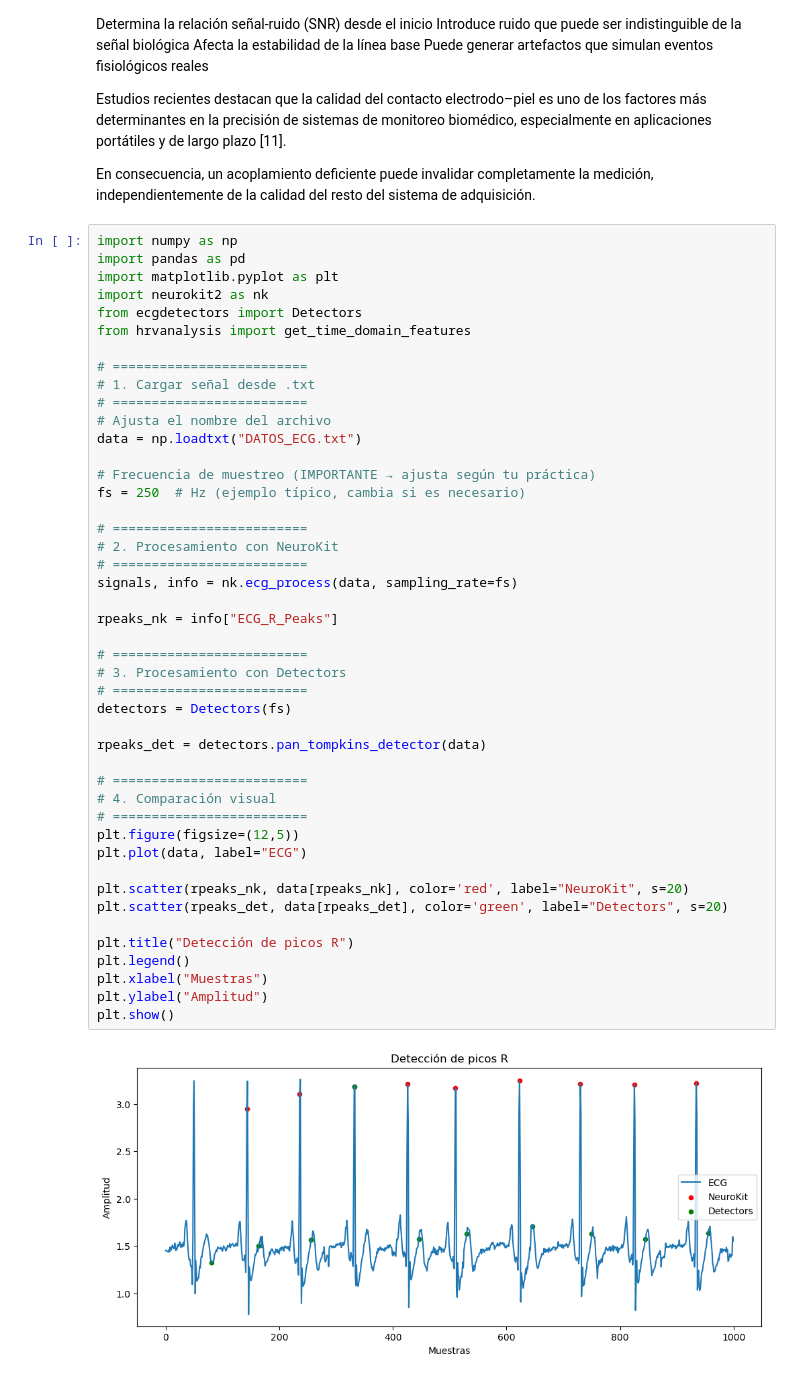
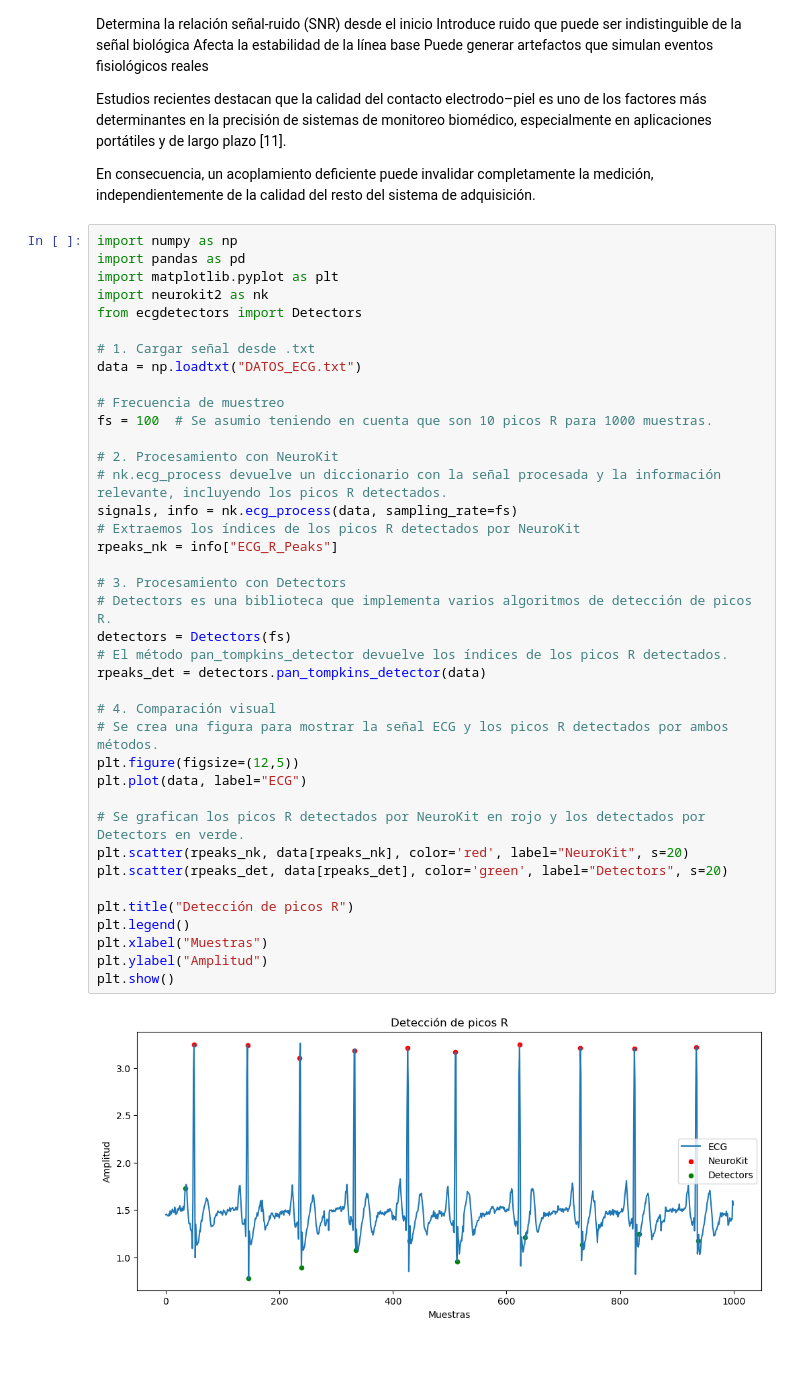
Before and after one commit to marianavasquezr/LAB_BIOSENALES, a Jupyter notebook: Practica 4/Practica4_MarianaVasquez.ipynb, the cells around one changed output. Saved outputs shown, nothing was run; the diff lists cells and outputs as text.

```diff
--- a/Practica 4/Practica4_MarianaVasquez.ipynb
+++ b/Practica 4/Practica4_MarianaVasquez.ipynb
@@ -176,45 +176,39 @@ import numpy as np
 import pandas as pd
 import matplotlib.pyplot as plt
 import neurokit2 as nk
 from ecgdetectors import Detectors
-from hrvanalysis import get_time_domain_features
 
-# =========================
 # 1. Cargar señal desde .txt
-# =========================
-# Ajusta el nombre del archivo
 data = np.loadtxt("DATOS_ECG.txt")
 
-# Frecuencia de muestreo (IMPORTANTE → ajusta según tu práctica)
-fs = 250  # Hz (ejemplo típico, cambia si es necesario)
+# Frecuencia de muestreo
+fs = 100  # Se asumio teniendo en cuenta que son 10 picos R para 1000 muestras.
 
-# =========================
 # 2. Procesamiento con NeuroKit
-# =========================
+# nk.ecg_process devuelve un diccionario con la señal procesada y la información relevante, incluyendo los picos R detectados.
 signals, info = nk.ecg_process(data, sampling_rate=fs)
-
+# Extraemos los índices de los picos R detectados por NeuroKit
 rpeaks_nk = info["ECG_R_Peaks"]
 
-# =========================
 # 3. Procesamiento con Detectors
-# =========================
+# Detectors es una biblioteca que implementa varios algoritmos de detección de picos R.
 detectors = Detectors(fs)
-
+# El método pan_tompkins_detector devuelve los índices de los picos R detectados.
 rpeaks_det = detectors.pan_tompkins_detector(data)
 
-# =========================
 # 4. Comparación visual
-# =========================
+# Se crea una figura para mostrar la señal ECG y los picos R detectados por ambos métodos.
 plt.figure(figsize=(12,5))
 plt.plot(data, label="ECG")
 
+# Se grafican los picos R detectados por NeuroKit en rojo y los detectados por Detectors en verde.
 plt.scatter(rpeaks_nk, data[rpeaks_nk], color='red', label="NeuroKit", s=20)
 plt.scatter(rpeaks_det, data[rpeaks_det], color='green', label="Detectors", s=20)
 
 plt.title("Detección de picos R")
 plt.legend()
 plt.xlabel("Muestras")
 plt.ylabel("Amplitud")
 plt.show()
 # %% [output]
-[figure, old version]
+[figure, new version]
```
Also changed, not shown: parts of 6 cells of this notebook.
